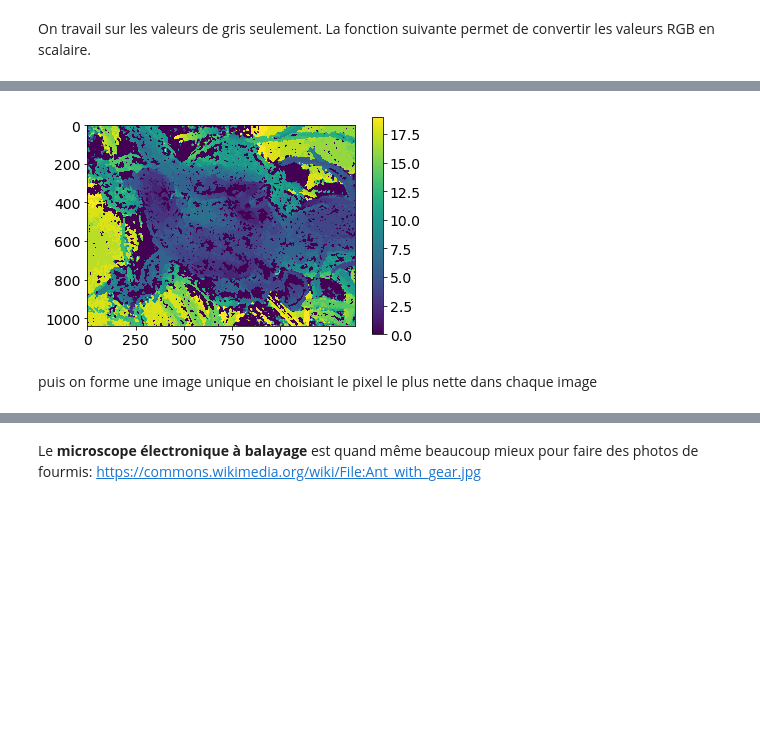
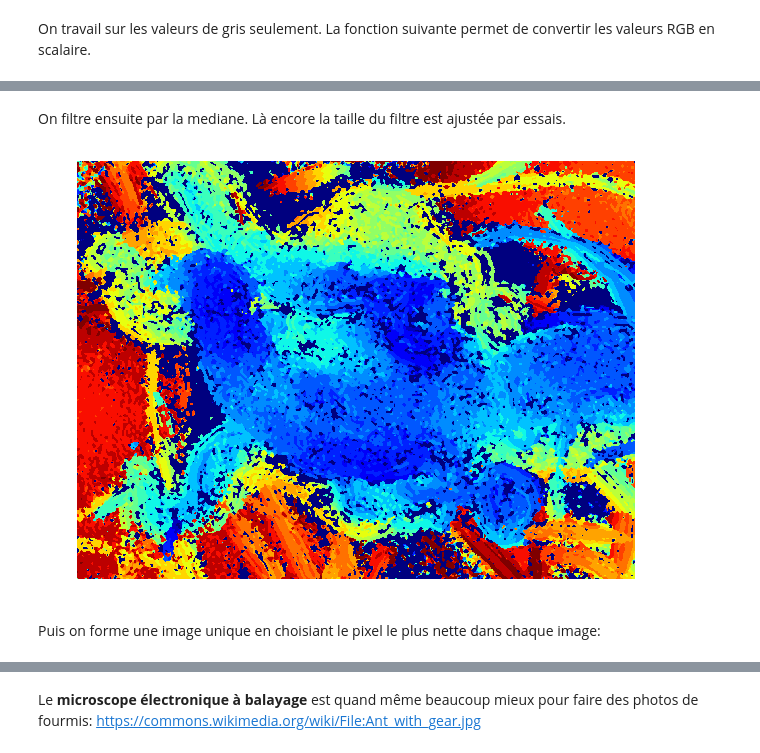
Before and after one commit to xdze2/xdze2.github.io-src, a Jupyter notebook: content/physique/shapefromfocus.ipynb, the cells around one changed output, grey strips where cells are left out. Saved outputs shown, nothing was run; the diff lists cells and outputs as text; code cells hidden in the pictures; blank space fills up the shorter version.

```diff
--- a/content/physique/shapefromfocus.ipynb
+++ b/content/physique/shapefromfocus.ipynb
@@ -1,16 +0,0 @@
-# %%
-# <!-- collapse=True -->
-import numpy as np
-
-%matplotlib inline
-import matplotlib.pyplot as plt
-plt.rc('font', size=14)
-plt.rc('axes', labelsize=18)
-
-#params = {'legend.fontsize': 'x-large',
-#          'figure.figsize': (15, 5),
-#         'axes.labelsize': 'x-large',
-#         'axes.titlesize':'x-large',
-#         'xtick.labelsize':'x-large',
-#         'ytick.labelsize':'x-large'}
-#pylab.rcParams.update(params)
@@ -72,6 +63,8 @@ On souhaite valuer le degrée de flou ou de netteté de chaque pixels. Pour cela
 # %%
+sigma = 4
 laplaciens = []
 for I in images:
     Igray = rgb2gray( I )
-    curv = ndimage.filters.gaussian_laplace( Igray , 3)
-    laplaciens.append( curv**2  )
+    curv = ndimage.filters.gaussian_laplace( Igray , sigma)
+    curv2 = curv**2
+    laplaciens.append( curv2  )
@@ -104,0 +113,6 @@ On filtre par la medianne
+# %%
+plt.figure( figsize=(10, 12) );
+cmap = plt.get_cmap('jet', len(images));
+cax = plt.imshow( cArgMax, cmap=cmap);
+plt.colorbar(cax, orientation='horizontal')
+plt.axis('off');
@@ -105,15 +121,17 @@ On filtre par la medianne
+# %% [markdown]
+On filtre ensuite par la mediane. Là encore la taille du filtre est ajustée par essais.
 # %%
-cMax = ndimage.filters.median_filter(cArgMax, footprint=np.ones((10,10)) )
+n = 8
+cMax = ndimage.filters.median_filter(cArgMax, footprint=np.ones((n, n)) )
 cMax = np.round( cMax )
 
-plt.figure()
-plt.imshow(cMax)
-plt.colorbar()
-plt.show()
+plt.figure( figsize=(10, 12) );
+plt.imshow( cMax, cmap=cmap);
+plt.axis('off');
 # %% [output]
-[figure, old version]
+[figure, new version]
 # %% [markdown]
-puis on forme une image unique en choisiant le pixel le plus nette dans chaque image
+Puis on forme une image unique en choisiant le pixel le plus nette dans chaque image:
 # %%
 I_merged = images[0]
 for k, I in enumerate( images ):
```
Also changed, not shown: parts of 21 cells of this notebook.
